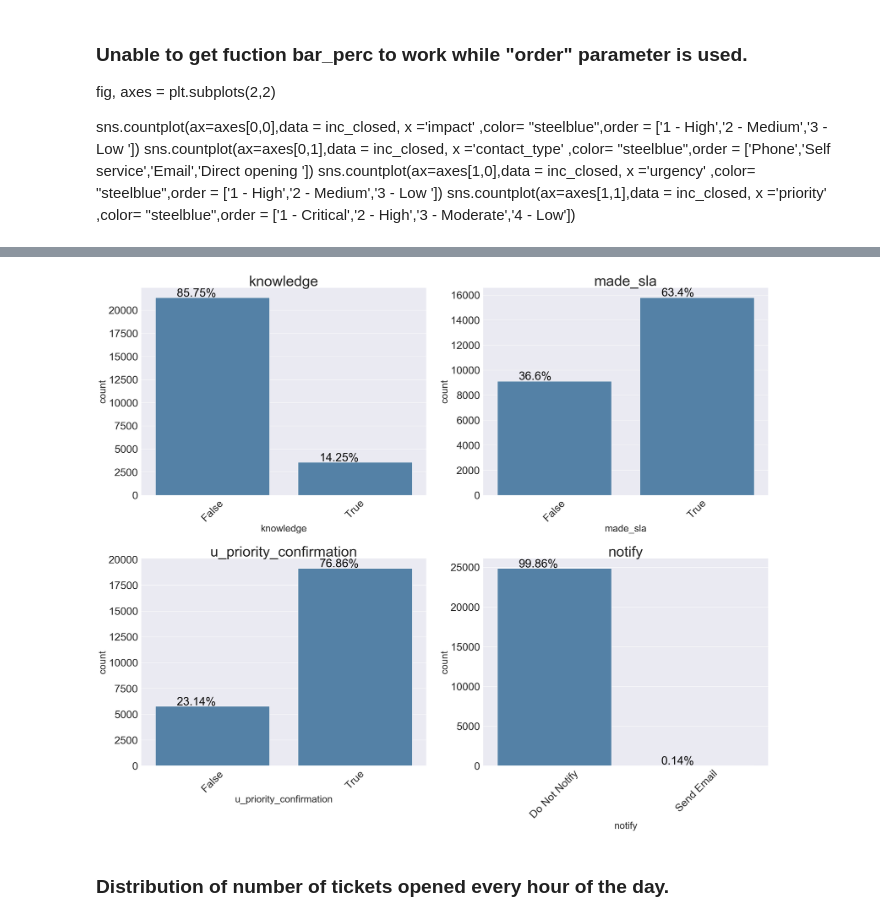
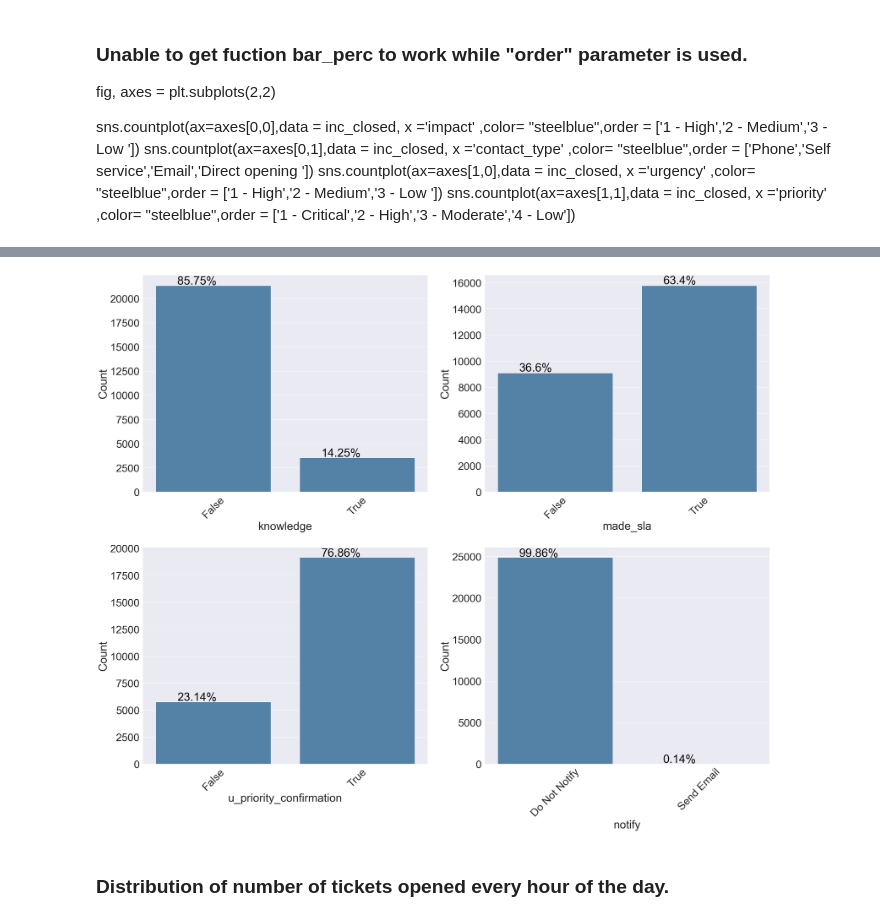
Before and after one commit to RahulKG7/Springboard_for_rahul, a Jupyter notebook: Capstone_projet1/Capstone_project_beta.ipynb, the cells around one changed output, grey strips where cells are left out. Drawn from its saved outputs; the diff is of its cells as text; code cells hidden in the pictures.

```diff
--- a/Capstone_projet1/Capstone_project_beta.ipynb
+++ b/Capstone_projet1/Capstone_project_beta.ipynb
@@ -122,9 +122,11 @@ for i,j in enumerate(colname):
     plt.subplot(2,2,i+1)
 
     ax= sns.countplot(data = inc_closed, x = j,color= "steelblue") ##,order = order_list[i] (if this is added there is error)
+    plt.ylabel("Count",fontsize=35)
+    plt.xlabel((j),fontsize=35)
+    plt.xticks(rotation=45)
 
-    plt.xticks(rotation=45)
-    plt.title((j), fontsize = 45)
+    plt.margins(0.05)
     bar_perc(ax)
 
 plt.tight_layout()
@@ -133,14 +135,17 @@ plt.tight_layout()
 # %%
 colname = ['knowledge','made_sla','u_priority_confirmation','notify']
 
 
 for i,j in enumerate(colname):
     plt.subplot(2,2,i+1)
     ax = sns.countplot(data = inc_closed, x = j,color= "steelblue")
     bar_perc(ax)
+    plt.ylabel("Count",fontsize=35)
+    plt.xlabel((j),fontsize=35)
     plt.xticks(rotation=45)
-    plt.title((j), fontsize = 45)
+
+    plt.margins(0.05)
 
 plt.tight_layout()
 # %% [output]
-[figure, old version]
+[figure, new version]
```
Also changed, not shown: parts of 32 cells of this notebook.
